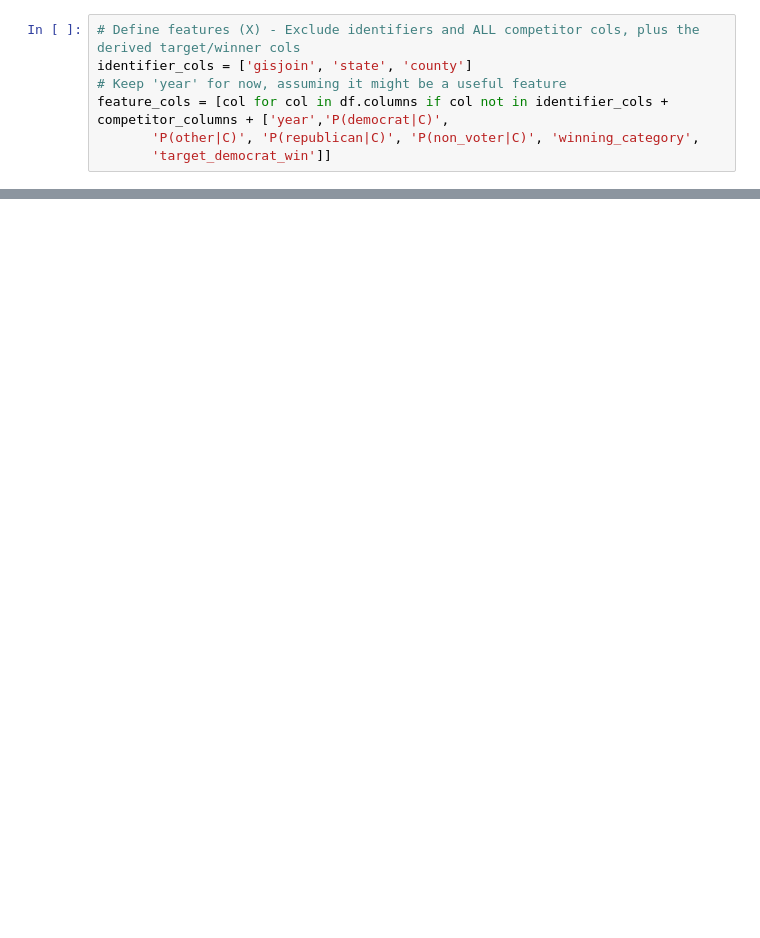
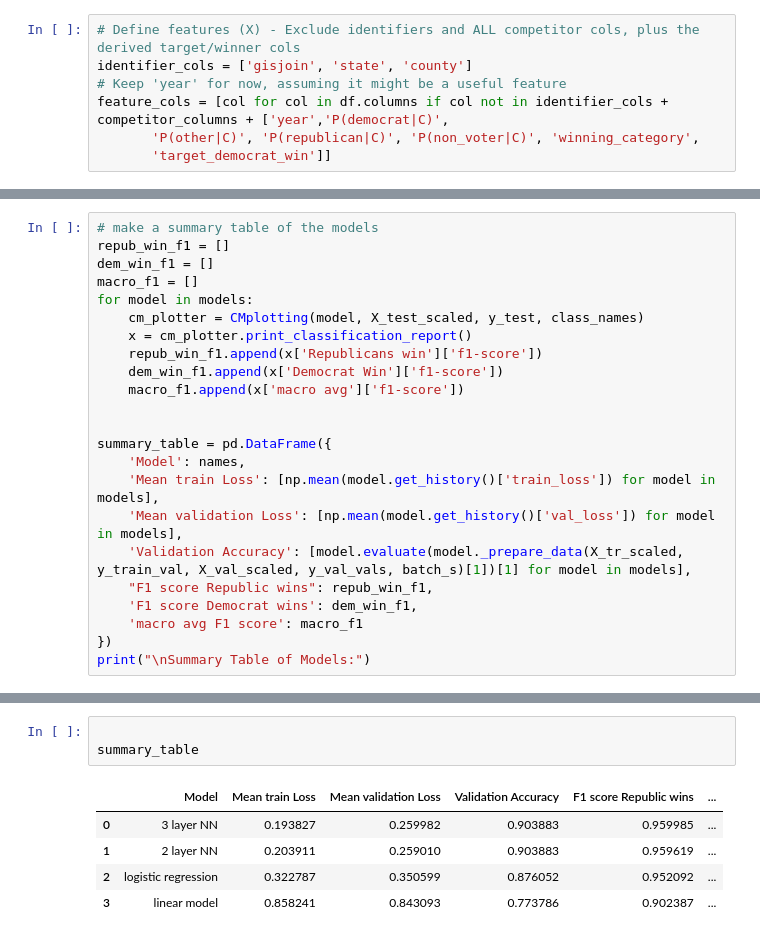
Before and after one commit to swapnaneeldey/Math392MLproject, a Jupyter notebook: Notebooks/Election_script.ipynb, the cells around one changed output, grey strips where cells are left out. Cells and saved outputs as stored; diff of their text form; blank space fills up the shorter version.

```diff
--- a/Notebooks/Election_script.ipynb
+++ b/Notebooks/Election_script.ipynb
@@ -1018,0 +769,23 @@ Republicans win       0.95      0.96      0.95      2610
+# %%
+# make a summary table of the models
+repub_win_f1 = []
+dem_win_f1 = []
+macro_f1 = []
+for model in models:
+    cm_plotter = CMplotting(model, X_test_scaled, y_test, class_names)
+    x = cm_plotter.print_classification_report()
+    repub_win_f1.append(x['Republicans win']['f1-score'])
+    dem_win_f1.append(x['Democrat Win']['f1-score'])
+    macro_f1.append(x['macro avg']['f1-score'])
+
+
+summary_table = pd.DataFrame({
+    'Model': names,
+    'Mean train Loss': [np.mean(model.get_history()['train_loss']) for model in models],
+    'Mean validation Loss': [np.mean(model.get_history()['val_loss']) for model in models],
+    'Validation Accuracy': [model.evaluate(model._prepare_data(X_tr_scaled, y_train_val, X_val_scaled, y_val_vals, batch_s)[1])[1] for model in models],
+    "F1 score Republic wins": repub_win_f1,
+    'F1 score Democrat wins': dem_win_f1,
+    'macro avg F1 score': macro_f1
+})
+print("\nSummary Table of Models:")
@@ -1018,0 +810,9 @@ Republicans win       0.95      0.96      0.95      2610
+# %%
+
+summary_table
+# %% [output]
+|  | Model | Mean train Loss | Mean validation Loss | Validation Accuracy | F1 score Republic wins | ... |
+| 0 | 3 layer NN | 0.193827 | 0.259982 | 0.903883 | 0.959985 | ... |
+| 1 | 2 layer NN | 0.203911 | 0.259010 | 0.903883 | 0.959619 | ... |
+| 2 | logistic regression | 0.322787 | 0.350599 | 0.876052 | 0.952092 | ... |
+| 3 | linear model | 0.858241 | 0.843093 | 0.773786 | 0.902387 | ... |
```
Also changed, not shown: parts of 42 cells of this notebook.
